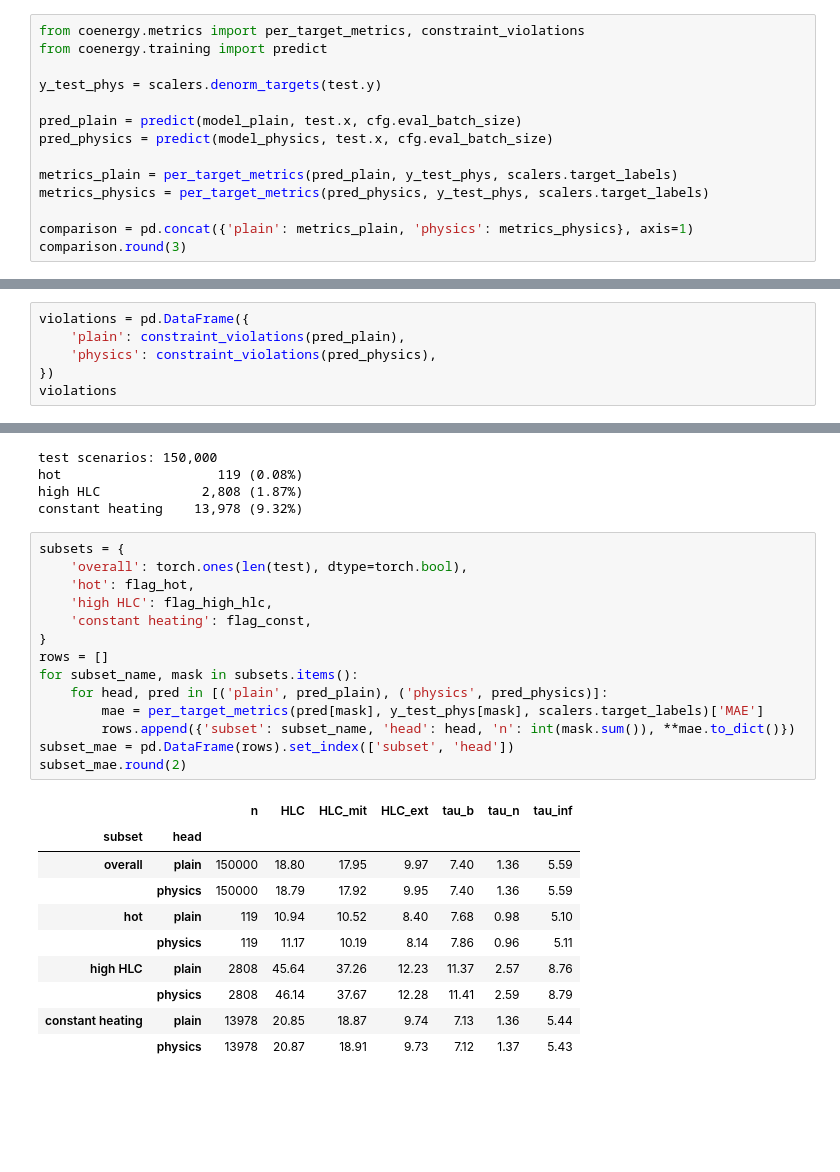
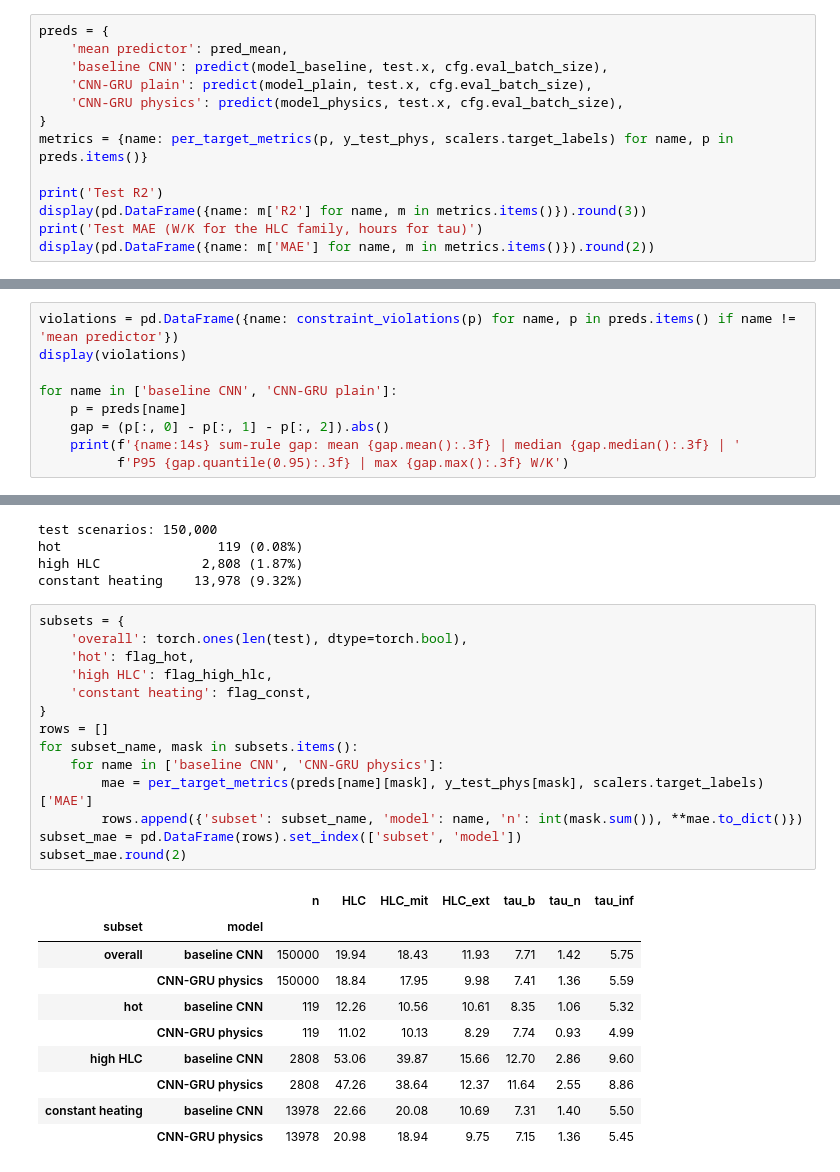
Before and after one commit to BigB021/coenergy-assessment, a Jupyter notebook: notebooks/2_modeling.ipynb, the cells around one changed output, grey strips where cells are left out. Cells and saved outputs as stored; diff of their text form; blank space fills up the shorter version.

```diff
--- a/notebooks/2_modeling.ipynb
+++ b/notebooks/2_modeling.ipynb
@@ -297,15 +369,14 @@ constants). Both heads are evaluated on the same held-out test split.
 # %%
-from coenergy.metrics import per_target_metrics, constraint_violations
-from coenergy.training import predict
+preds = {
+    'mean predictor': pred_mean,
+    'baseline CNN': predict(model_baseline, test.x, cfg.eval_batch_size),
+    'CNN-GRU plain': predict(model_plain, test.x, cfg.eval_batch_size),
+    'CNN-GRU physics': predict(model_physics, test.x, cfg.eval_batch_size),
+}
+metrics = {name: per_target_metrics(p, y_test_phys, scalers.target_labels) for name, p in preds.items()}
 
-y_test_phys = scalers.denorm_targets(test.y)
-
-pred_plain = predict(model_plain, test.x, cfg.eval_batch_size)
-pred_physics = predict(model_physics, test.x, cfg.eval_batch_size)
-
-metrics_plain = per_target_metrics(pred_plain, y_test_phys, scalers.target_labels)
-metrics_physics = per_target_metrics(pred_physics, y_test_phys, scalers.target_labels)
-
-comparison = pd.concat({'plain': metrics_plain, 'physics': metrics_physics}, axis=1)
-comparison.round(3)
+print('Test R2')
+display(pd.DataFrame({name: m['R2'] for name, m in metrics.items()}).round(3))
+print('Test MAE (W/K for the HLC family, hours for tau)')
+display(pd.DataFrame({name: m['MAE'] for name, m in metrics.items()}).round(2))
 # %% [output]
@@ -349,7 +508,10 @@ left for the plain head is a constraint it had to learn on its own, with no guar
 # %%
-violations = pd.DataFrame({
-    'plain': constraint_violations(pred_plain),
-    'physics': constraint_violations(pred_physics),
-})
-violations
+violations = pd.DataFrame({name: constraint_violations(p) for name, p in preds.items() if name != 'mean predictor'})
+display(violations)
+
+for name in ['baseline CNN', 'CNN-GRU plain']:
+    p = preds[name]
+    gap = (p[:, 0] - p[:, 1] - p[:, 2]).abs()
+    print(f'{name:14s} sum-rule gap: mean {gap.mean():.3f} | median {gap.median():.3f} | '
+          f'P95 {gap.quantile(0.95):.3f} | max {gap.max():.3f} W/K')
 # %% [output]
@@ -382,25 +548,25 @@ constant heating    13,978 (9.32%)
 # %%
 subsets = {
     'overall': torch.ones(len(test), dtype=torch.bool),
     'hot': flag_hot,
     'high HLC': flag_high_hlc,
     'constant heating': flag_const,
 }
 rows = []
 for subset_name, mask in subsets.items():
-    for head, pred in [('plain', pred_plain), ('physics', pred_physics)]:
-        mae = per_target_metrics(pred[mask], y_test_phys[mask], scalers.target_labels)['MAE']
-        rows.append({'subset': subset_name, 'head': head, 'n': int(mask.sum()), **mae.to_dict()})
-subset_mae = pd.DataFrame(rows).set_index(['subset', 'head'])
+    for name in ['baseline CNN', 'CNN-GRU physics']:
+        mae = per_target_metrics(preds[name][mask], y_test_phys[mask], scalers.target_labels)['MAE']
+        rows.append({'subset': subset_name, 'model': name, 'n': int(mask.sum()), **mae.to_dict()})
+subset_mae = pd.DataFrame(rows).set_index(['subset', 'model'])
 subset_mae.round(2)
 # %% [output]
 |  |  | n | HLC | HLC_mit | HLC_ext | tau_b | tau_n | tau_inf |
-| subset | head |  |  |  |  |  |  |  |
-| overall | plain | 150000 | 18.80 | 17.95 | 9.97 | 7.40 | 1.36 | 5.59 |
-|  | physics | 150000 | 18.79 | 17.92 | 9.95 | 7.40 | 1.36 | 5.59 |
-| hot | plain | 119 | 10.94 | 10.52 | 8.40 | 7.68 | 0.98 | 5.10 |
-|  | physics | 119 | 11.17 | 10.19 | 8.14 | 7.86 | 0.96 | 5.11 |
-| high HLC | plain | 2808 | 45.64 | 37.26 | 12.23 | 11.37 | 2.57 | 8.76 |
-|  | physics | 2808 | 46.14 | 37.67 | 12.28 | 11.41 | 2.59 | 8.79 |
-| constant heating | plain | 13978 | 20.85 | 18.87 | 9.74 | 7.13 | 1.36 | 5.44 |
-|  | physics | 13978 | 20.87 | 18.91 | 9.73 | 7.12 | 1.37 | 5.43 |
+| subset | model |  |  |  |  |  |  |  |
+| overall | baseline CNN | 150000 | 19.94 | 18.43 | 11.93 | 7.71 | 1.42 | 5.75 |
+|  | CNN-GRU physics | 150000 | 18.84 | 17.95 | 9.98 | 7.41 | 1.36 | 5.59 |
+| hot | baseline CNN | 119 | 12.26 | 10.56 | 10.61 | 8.35 | 1.06 | 5.32 |
+|  | CNN-GRU physics | 119 | 11.02 | 10.13 | 8.29 | 7.74 | 0.93 | 4.99 |
+| high HLC | baseline CNN | 2808 | 53.06 | 39.87 | 15.66 | 12.70 | 2.86 | 9.60 |
+|  | CNN-GRU physics | 2808 | 47.26 | 38.64 | 12.37 | 11.64 | 2.55 | 8.86 |
+| constant heating | baseline CNN | 13978 | 22.66 | 20.08 | 10.69 | 7.31 | 1.40 | 5.50 |
+|  | CNN-GRU physics | 13978 | 20.98 | 18.94 | 9.75 | 7.15 | 1.36 | 5.45 |
```
Also changed, not shown: parts of 33 cells of this notebook, 11 other files.
